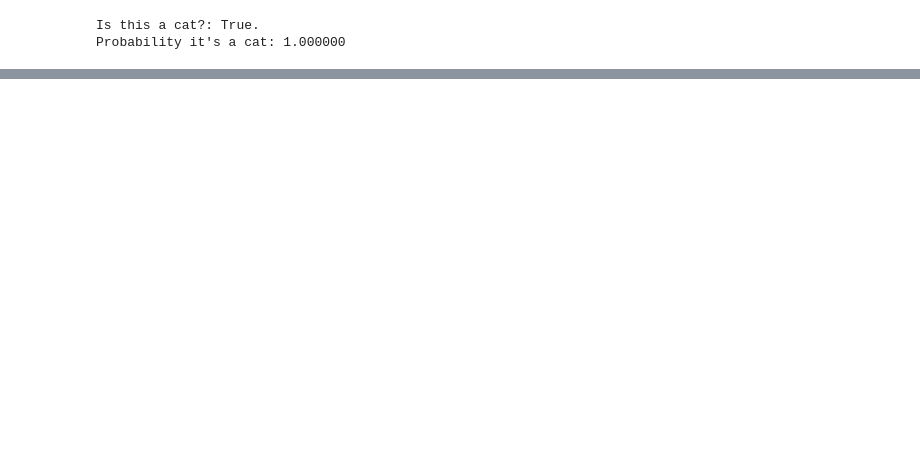
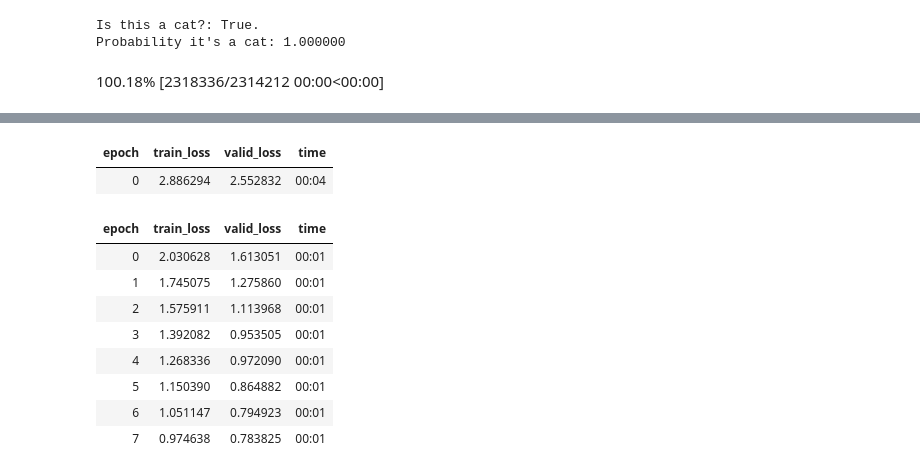
Before and after one commit to satani99/practical_deep_learning_for_coders, a Jupyter notebook: fast_ai_1.ipynb, the cells around one changed output, grey strips where cells are left out. Drawn from its saved outputs; the diff is of its cells as text; code cells hidden in the pictures; blank space fills up the shorter version.

```diff
--- a/fast_ai_1.ipynb
+++ b/fast_ai_1.ipynb
@@ -31,3 +31,16 @@ print(f"Probability it's a cat: {probs[1].item():.6f}")
 [interactive output not drawn]
 Is this a cat?: True.
 Probability it's a cat: 1.000000
+# %%
+path = untar_data(URLs.CAMVID_TINY)
+dls = SegmentationDataLoaders.from_label_func(path,
+                                              bs=8,
+                                              fnames=get_image_files(path/"images",
+                                                                     ),
+                                              label_func=lambda o: path/'labels'/f'{o.stem}_P{o.suffix}',
+                                              codes = np.loadtxt(path/'codes.txt', dtype=str))
+
+learn = unet_learner(dls, resnet34)
+learn.fine_tune(8)
+# %% [output]
+100.18% [2318336/2314212 00:00<00:00]
@@ -33,0 +48,11 @@ Probability it's a cat: 1.000000
+| epoch | train_loss | valid_loss | time |
+| 0 | 2.886294 | 2.552832 | 00:04 |
+| epoch | train_loss | valid_loss | time |
+| 0 | 2.030628 | 1.613051 | 00:01 |
+| 1 | 1.745075 | 1.275860 | 00:01 |
+| 2 | 1.575911 | 1.113968 | 00:01 |
+| 3 | 1.392082 | 0.953505 | 00:01 |
+| 4 | 1.268336 | 0.972090 | 00:01 |
+| 5 | 1.150390 | 0.864882 | 00:01 |
+| 6 | 1.051147 | 0.794923 | 00:01 |
+| 7 | 0.974638 | 0.783825 | 00:01 |
```
Also changed, not shown: parts of 8 cells of this notebook.
